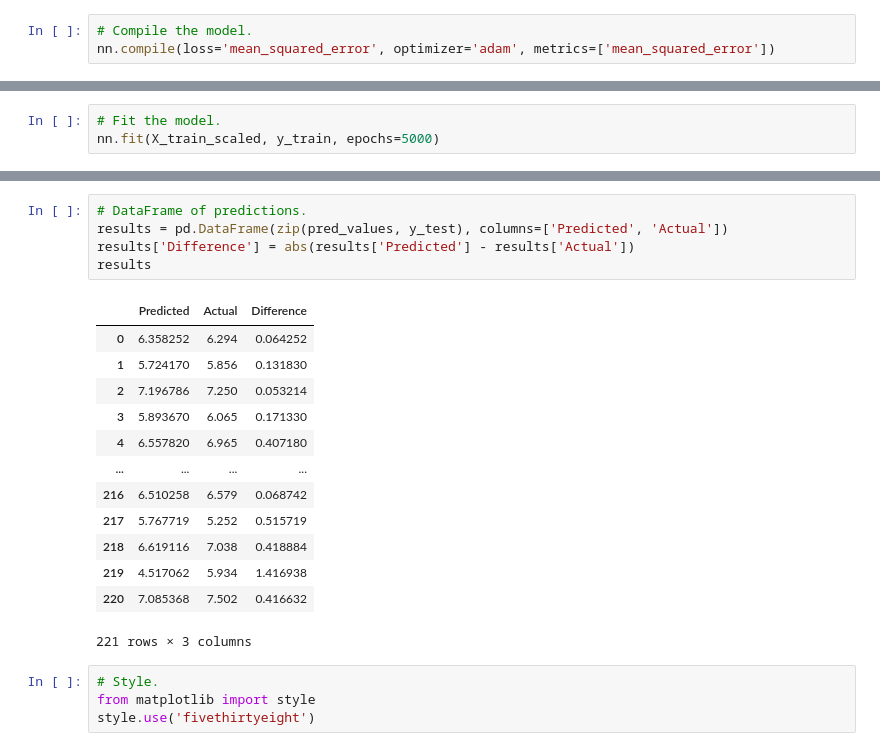
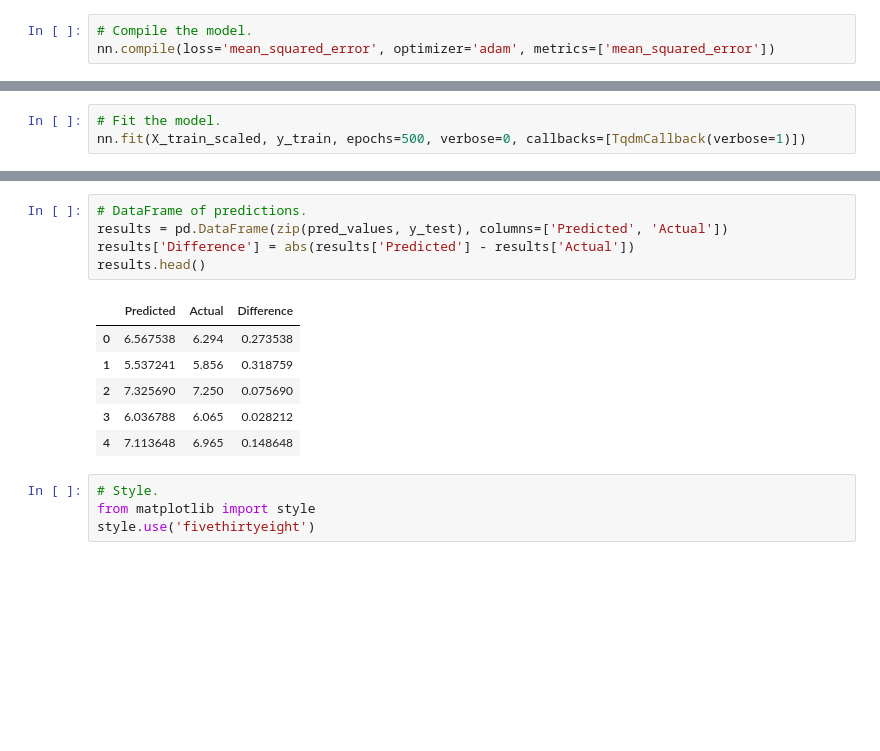
Before and after one commit to SDCoulter/final_project, a Jupyter notebook: 34_ml_tf_keras_overfit.ipynb, the cells around one changed output, grey strips where cells are left out. Drawn from its saved outputs; the diff is of its cells as text; blank space fills up the shorter version.

```diff
--- a/34_ml_tf_keras_overfit.ipynb
+++ b/34_ml_tf_keras_overfit.ipynb
@@ -104,4 +107,4 @@ nn.compile(loss='mean_squared_error', optimizer='adam', metrics=['mean_squared_e
 # %%
 # Fit the model.
-nn.fit(X_train_scaled, y_train, epochs=5000)
+nn.fit(X_train_scaled, y_train, epochs=500, verbose=0, callbacks=[TqdmCallback(verbose=1)])
 # %% [output]
@@ -159,22 +120,15 @@ pred_values
 # %%
 # DataFrame of predictions.
 results = pd.DataFrame(zip(pred_values, y_test), columns=['Predicted', 'Actual'])
 results['Difference'] = abs(results['Predicted'] - results['Actual'])
-results
+results.head()
 # %% [output]
 |  | Predicted | Actual | Difference |
-| 0 | 6.358252 | 6.294 | 0.064252 |
-| 1 | 5.724170 | 5.856 | 0.131830 |
-| 2 | 7.196786 | 7.250 | 0.053214 |
-| 3 | 5.893670 | 6.065 | 0.171330 |
-| 4 | 6.557820 | 6.965 | 0.407180 |
-| ... | ... | ... | ... |
-| 216 | 6.510258 | 6.579 | 0.068742 |
-| 217 | 5.767719 | 5.252 | 0.515719 |
-| 218 | 6.619116 | 7.038 | 0.418884 |
-| 219 | 4.517062 | 5.934 | 1.416938 |
-| 220 | 7.085368 | 7.502 | 0.416632 |
+| 0 | 6.567538 | 6.294 | 0.273538 |
+| 1 | 5.537241 | 5.856 | 0.318759 |
+| 2 | 7.325690 | 7.250 | 0.075690 |
+| 3 | 6.036788 | 6.065 | 0.028212 |
+| 4 | 7.113648 | 6.965 | 0.148648 |
-221 rows × 3 columns
 # %%
 # Style.
 from matplotlib import style
```
Also changed, not shown: parts of 7 cells of this notebook.
